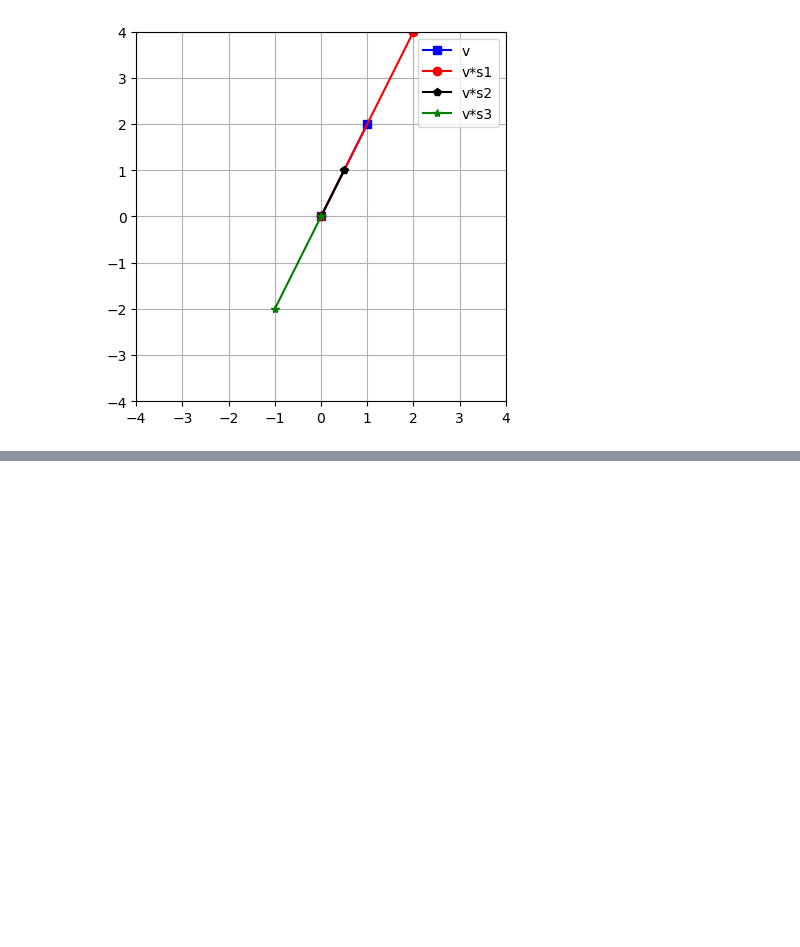
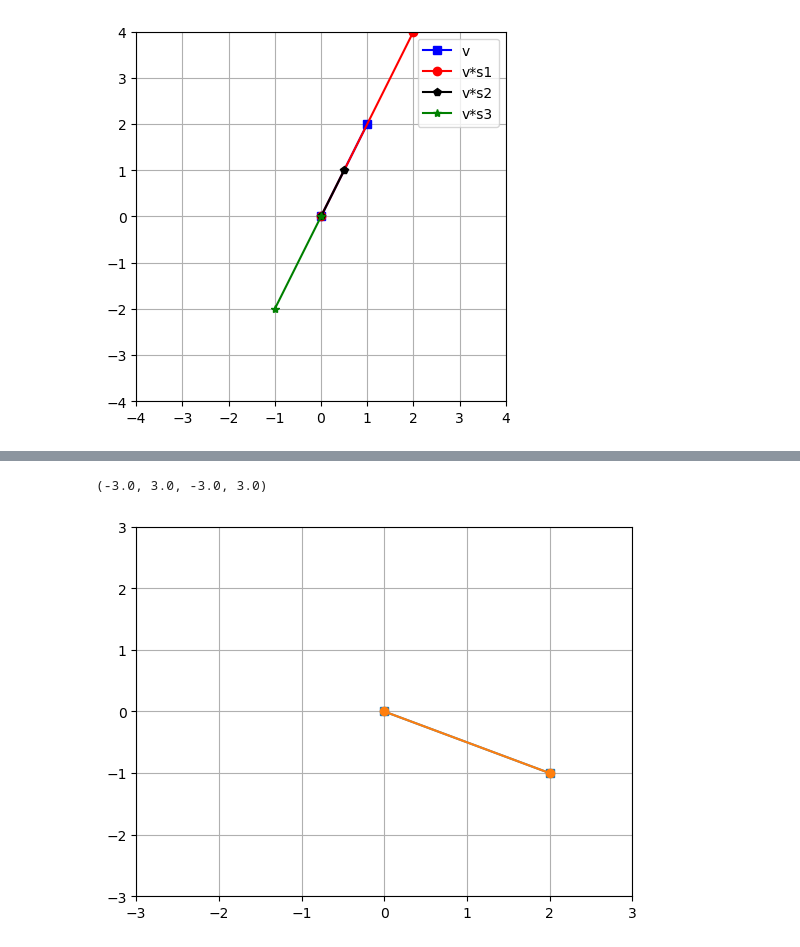
Before and after one commit to sabya1977/python, a Jupyter notebook: mike-py/vector_scalar_multi.ipynb, the cells around one changed output, grey strips where cells are left out. Drawn from its saved outputs; the diff is of its cells as text; code cells hidden in the pictures; blank space fills up the shorter version.

```diff
--- a/mike-py/vector_scalar_multi.ipynb
+++ b/mike-py/vector_scalar_multi.ipynb
@@ -26,0 +55,10 @@ plt.show()
+# %%
+import numpy as np
+import matplotlib.pyplot as plt
+v = np.array ([2,-1])
+plt.plot ( [ 0 , v [ 0 ] ] , [ 0 , v [ 1 ] ], 'o-')
+plt.grid()
+plt.axis ([-3,3,-3,3])
+# %% [output]
+(-3.0, 3.0, -3.0, 3.0)
+[figure, added]
```
Also changed, not shown: parts of 3 cells of this notebook, 9 other files.
